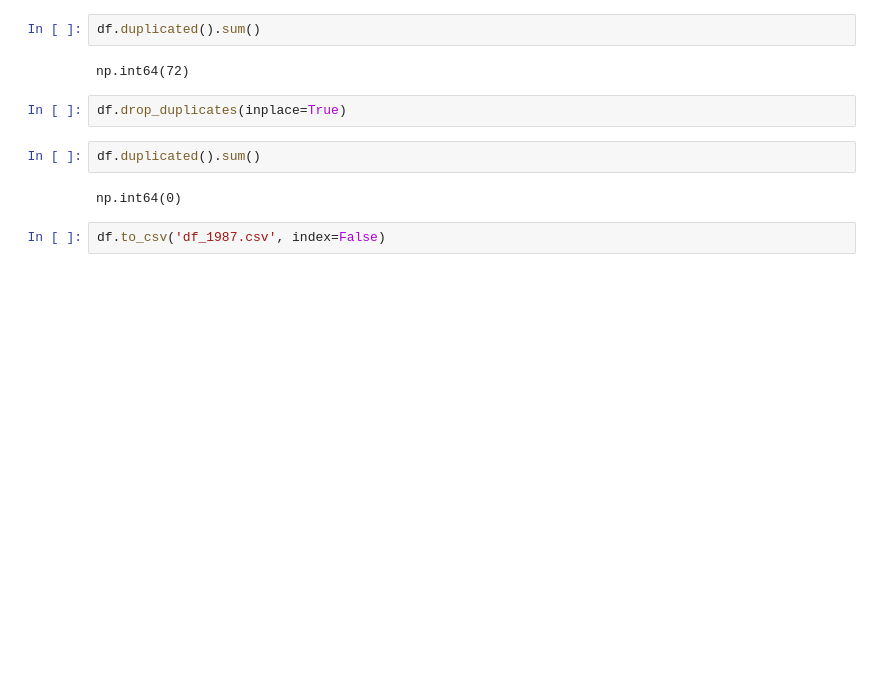
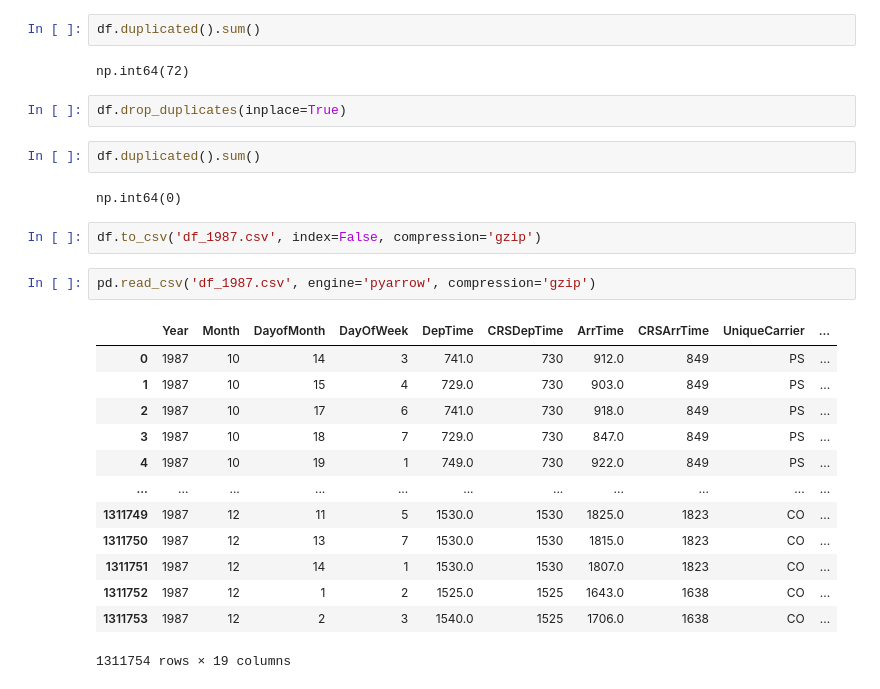
Before and after one commit to krasigarev/Data-Cleaning-at-22-csv-files, a Jupyter notebook: data_test_1987.ipynb, the cells around one changed output. Cells and saved outputs as stored; diff of their text form; blank space fills up the shorter version.

```diff
--- a/data_test_1987.ipynb
+++ b/data_test_1987.ipynb
@@ -182,4 +219,20 @@ df.duplicated().sum()
 # %% [output]
 np.int64(0)
 # %%
-df.to_csv('df_1987.csv', index=False)
+df.to_csv('df_1987.csv', index=False, compression='gzip')
+# %%
+pd.read_csv('df_1987.csv', engine='pyarrow', compression='gzip')
+# %% [output]
+|  | Year | Month | DayofMonth | DayOfWeek | DepTime | CRSDepTime | ArrTime | CRSArrTime | UniqueCarrier | ... |
+| 0 | 1987 | 10 | 14 | 3 | 741.0 | 730 | 912.0 | 849 | PS | ... |
+| 1 | 1987 | 10 | 15 | 4 | 729.0 | 730 | 903.0 | 849 | PS | ... |
+| 2 | 1987 | 10 | 17 | 6 | 741.0 | 730 | 918.0 | 849 | PS | ... |
+| 3 | 1987 | 10 | 18 | 7 | 729.0 | 730 | 847.0 | 849 | PS | ... |
+| 4 | 1987 | 10 | 19 | 1 | 749.0 | 730 | 922.0 | 849 | PS | ... |
+| ... | ... | ... | ... | ... | ... | ... | ... | ... | ... | ... |
+| 1311749 | 1987 | 12 | 11 | 5 | 1530.0 | 1530 | 1825.0 | 1823 | CO | ... |
+| 1311750 | 1987 | 12 | 13 | 7 | 1530.0 | 1530 | 1815.0 | 1823 | CO | ... |
+| 1311751 | 1987 | 12 | 14 | 1 | 1530.0 | 1530 | 1807.0 | 1823 | CO | ... |
+| 1311752 | 1987 | 12 | 1 | 2 | 1525.0 | 1525 | 1643.0 | 1638 | CO | ... |
+| 1311753 | 1987 | 12 | 2 | 3 | 1540.0 | 1525 | 1706.0 | 1638 | CO | ... |
+1311754 rows × 19 columns
```
Also changed, not shown: parts of 2 cells of this notebook, 19 other files.
